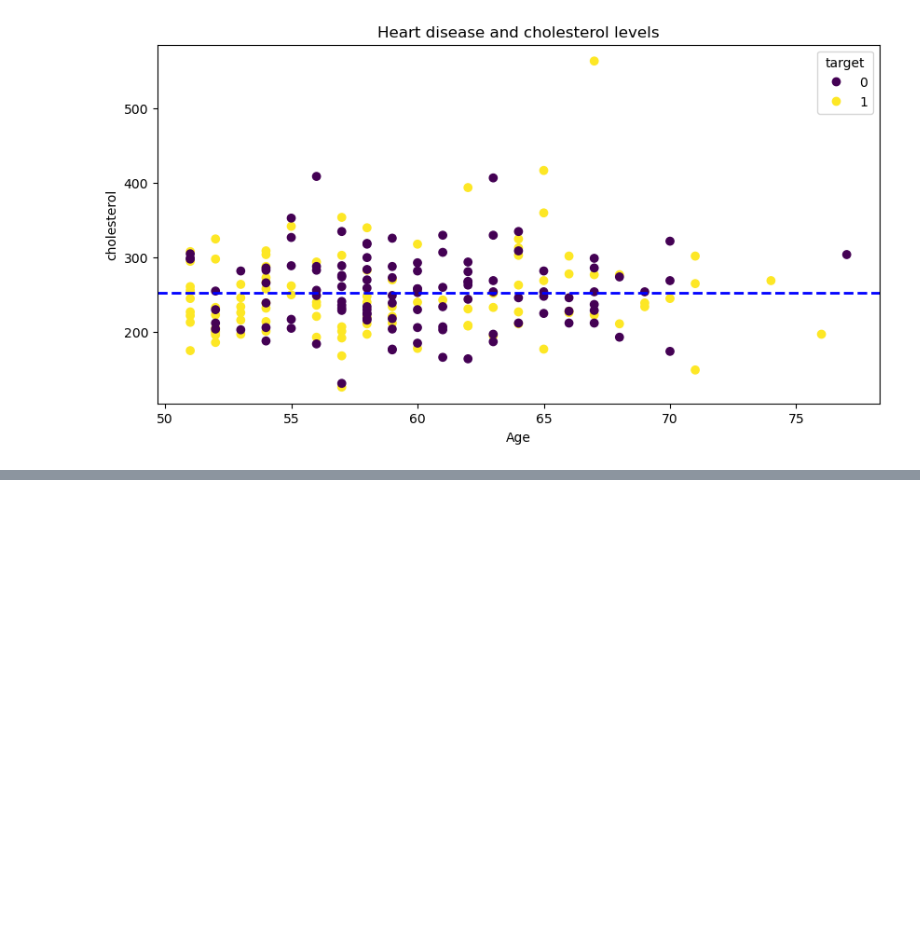
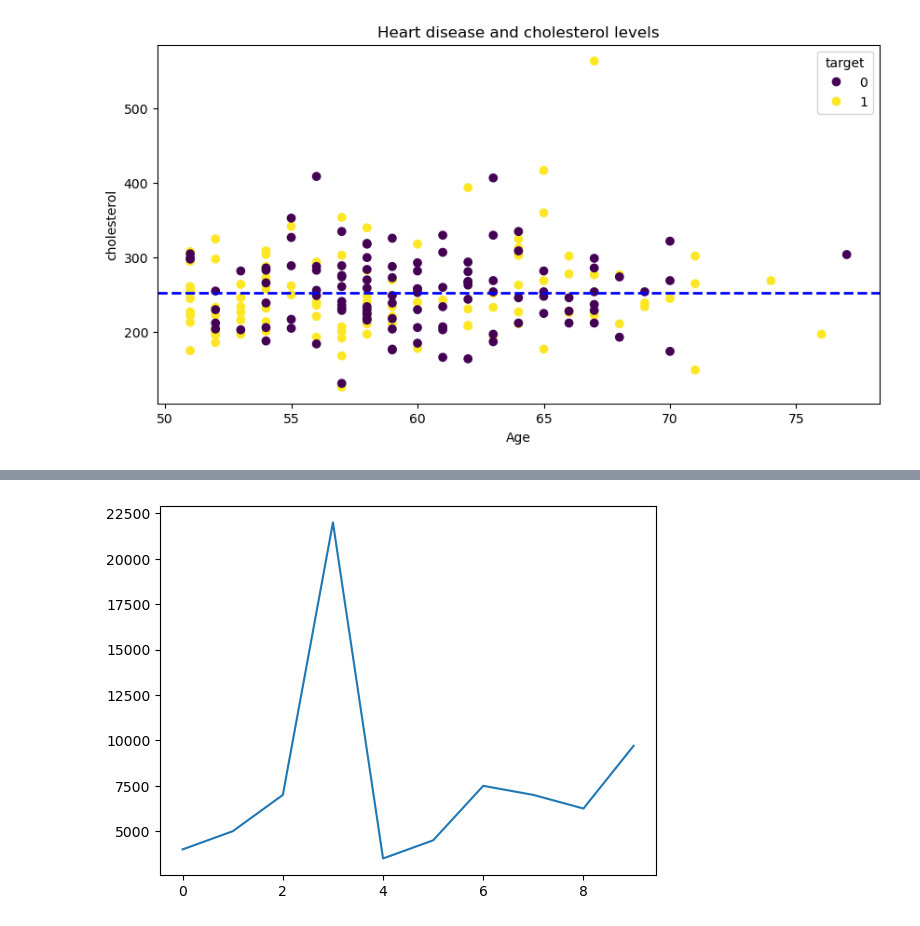
Before and after one commit to Hamedkalantari0111/machine_learning, a Jupyter notebook: Sec8-Matplotlib/Introduction to Matplotlib2.ipynb, the cells around one changed output, grey strips where cells are left out. Cells and saved outputs as stored; diff of their text form; code cells hidden in the pictures; blank space fills up the shorter version.

```diff
--- a/Sec8-Matplotlib/Introduction to Matplotlib2.ipynb
+++ b/Sec8-Matplotlib/Introduction to Matplotlib2.ipynb
@@ -454,0 +545,5 @@ ax.axhline(over_50["chol"].mean(),
+# %%
+# Plot before changing style
+car_sales["Price"].plot();
+# %% [output]
+[figure, added]
```
Also changed, not shown: parts of 39 cells of this notebook, 3 other files.
